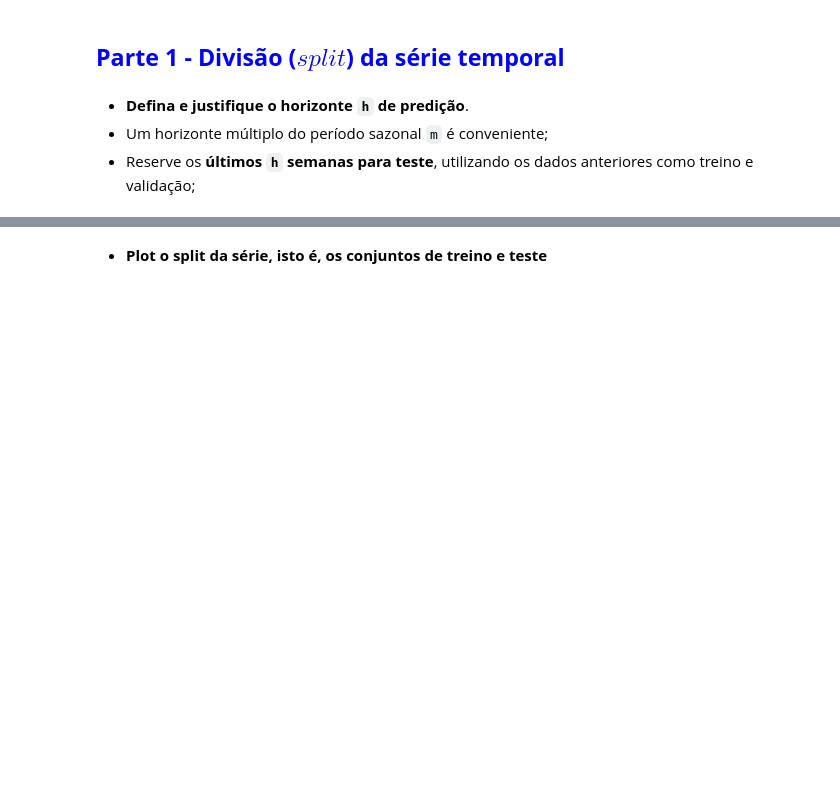
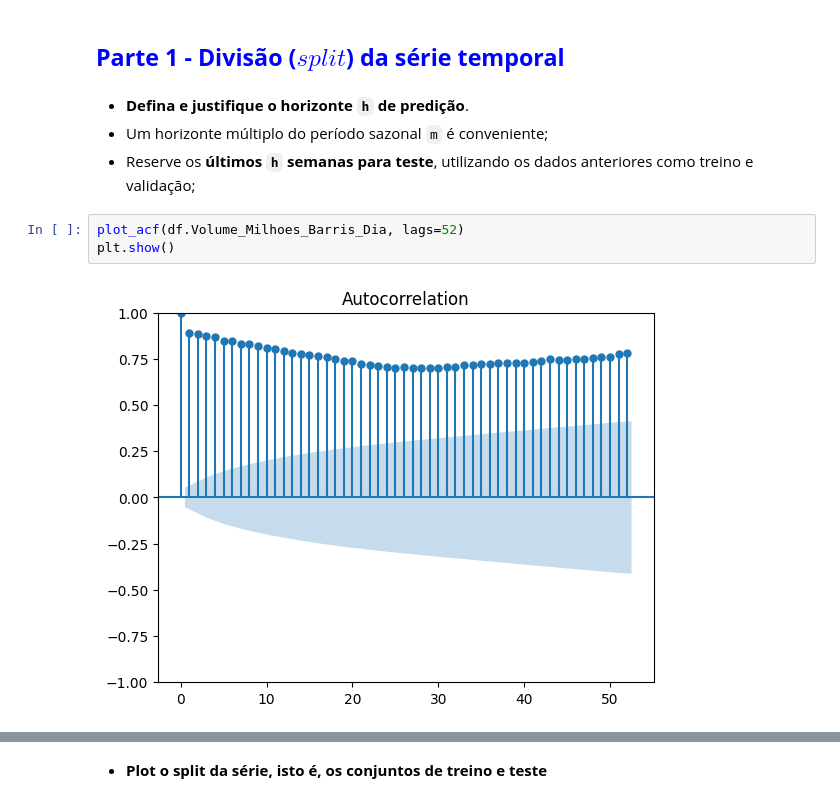
Before and after one commit to giu-garrido/ast-gasolina-eua, a Jupyter notebook: notebooks/AST_2026_Trabalho_Final_Problema_05_Gasolina_EUA.ipynb, the cells around one changed output, grey strips where cells are left out. Saved outputs shown, nothing was run; the diff lists cells and outputs as text; blank space fills up the shorter version.

```diff
--- a/notebooks/AST_2026_Trabalho_Final_Problema_05_Gasolina_EUA.ipynb
+++ b/notebooks/AST_2026_Trabalho_Final_Problema_05_Gasolina_EUA.ipynb
@@ -73,3 +76,8 @@ plt.show()
 - **Defina e justifique o horizonte `h` de predição**.
 - Um horizonte múltiplo do período sazonal `m` é conveniente;
 - Reserve os **últimos `h` semanas para teste**, utilizando os dados anteriores como treino e validação;
+# %%
+plot_acf(df.Volume_Milhoes_Barris_Dia, lags=52)
+plt.show()
+# %% [output]
+[figure, added]
```
Also changed, not shown: parts of 29 cells of this notebook.
